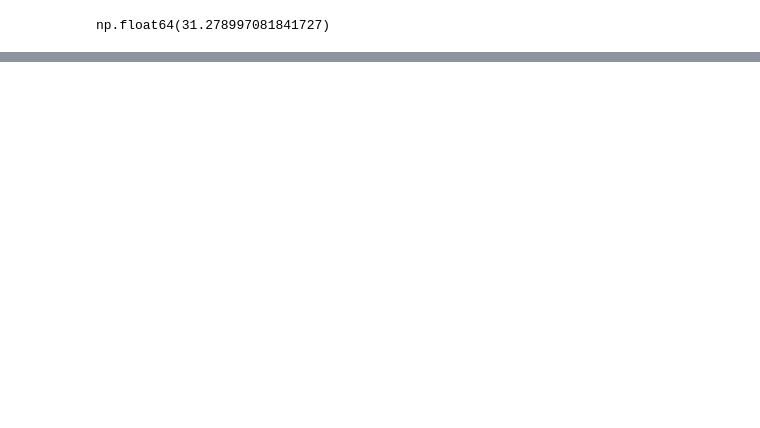
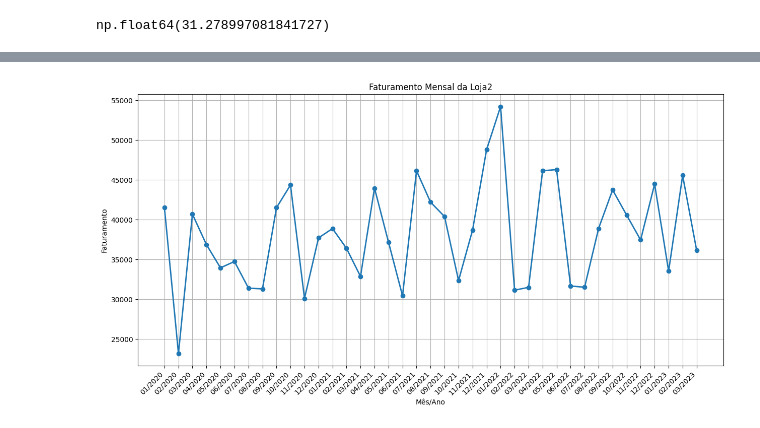
Before and after one commit to MiguelLuan/AluraStore, a Jupyter notebook: AluraStore.ipynb, the cells around one changed output, grey strips where cells are left out. Saved outputs shown, nothing was run; the diff lists cells and outputs as text; code cells hidden in the pictures; blank space fills up the shorter version.

```diff
--- a/AluraStore.ipynb
+++ b/AluraStore.ipynb
@@ -577,0 +708,20 @@ dtype: float64
+# %%
+loja2['Data da Compra'] = pd.to_datetime(loja2['Data da Compra'],dayfirst=True)
+faturamento_mensal_loja2 = loja2.groupby(
+    loja2['Data da Compra'].dt.to_period('M')
+)['Preço'].sum().rename('Faturamento')
+faturamento_mensal_loja2.sort_index(inplace=True)
+faturamento_mensal_loja2.index = faturamento_mensal_loja2.index.strftime('%m/%Y')
+# %%
+meses_loja2 = faturamento_mensal_loja2.index.tolist()
+vendas = faturamento_mensal_loja2.values.tolist()
+plt.figure(figsize=(15, 7))
+plt.plot(meses_loja2,vendas,linewidth=2,marker='o')
+plt.title('Faturamento Mensal da Loja2')
+plt.xlabel('Mês/Ano')
+plt.ylabel('Faturamento')
+plt.xticks(rotation=45, ha='right')
+plt.grid(True)
+plt.show()
+# %% [output]
+[figure, added]
```
Also changed, not shown: parts of 106 cells of this notebook.
